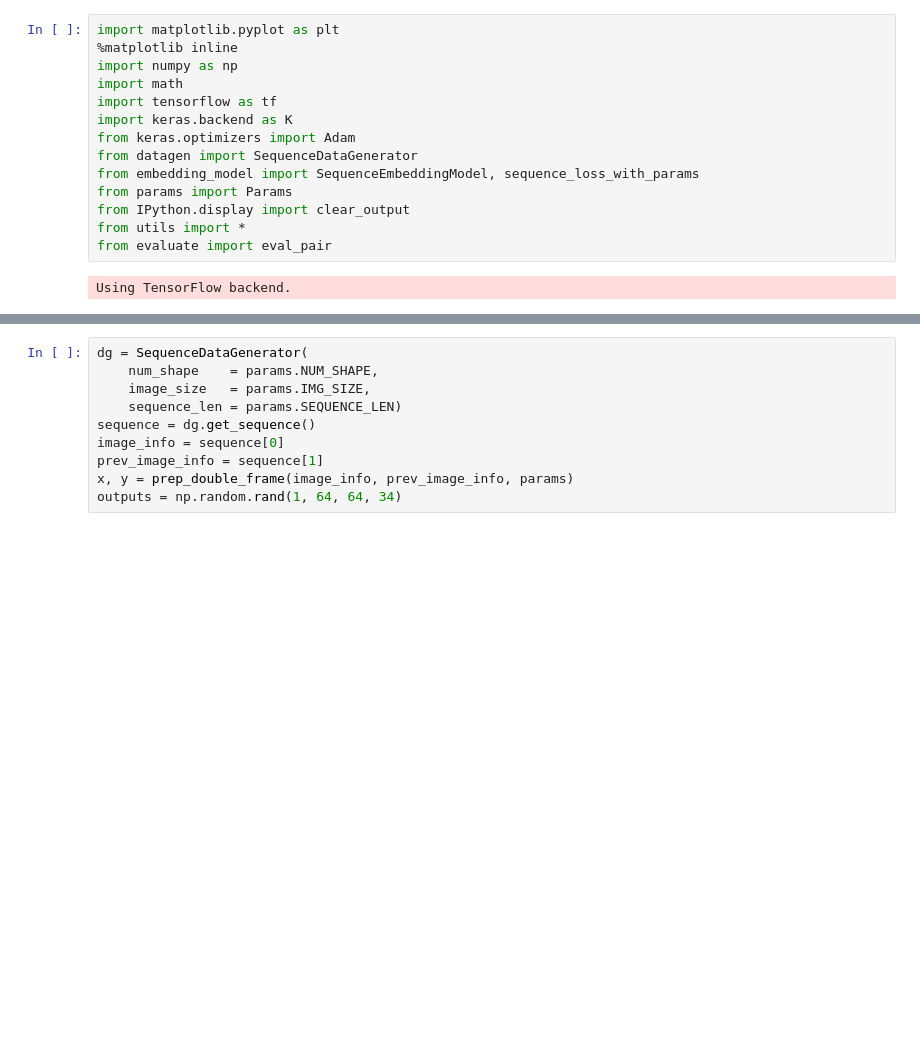
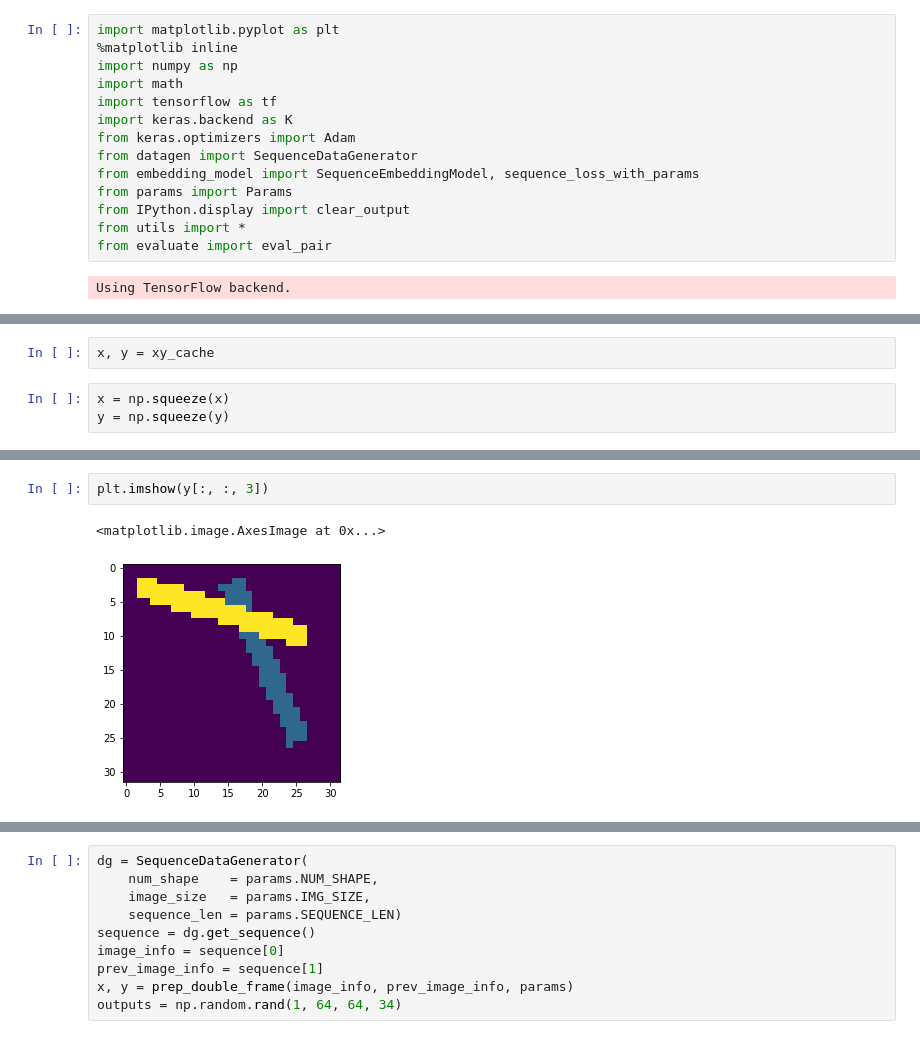
Before and after one commit to yanfengliu/embedding_tracking, a Jupyter notebook: keras-main.ipynb, the cells around one changed output, grey strips where cells are left out. Saved outputs shown, nothing was run; the diff lists cells and outputs as text; blank space fills up the shorter version.

```diff
--- a/keras-main.ipynb
+++ b/keras-main.ipynb
@@ -81,0 +81,5 @@ for epoch in range(EPOCHS):
+# %%
+x, y = xy_cache
+# %%
+x = np.squeeze(x)
+y = np.squeeze(y)
@@ -81,0 +98,5 @@ for epoch in range(EPOCHS):
+# %%
+plt.imshow(y[:, :, 3])
+# %% [output]
+<matplotlib.image.AxesImage at 0x...>
+[figure, added]
```
Also changed, not shown: parts of 7 cells of this notebook, 1 other file.
